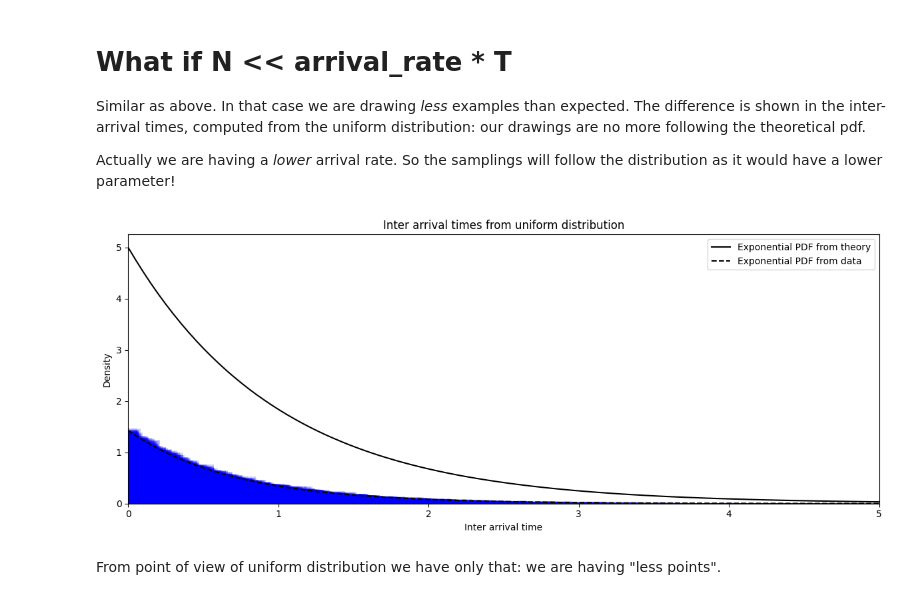
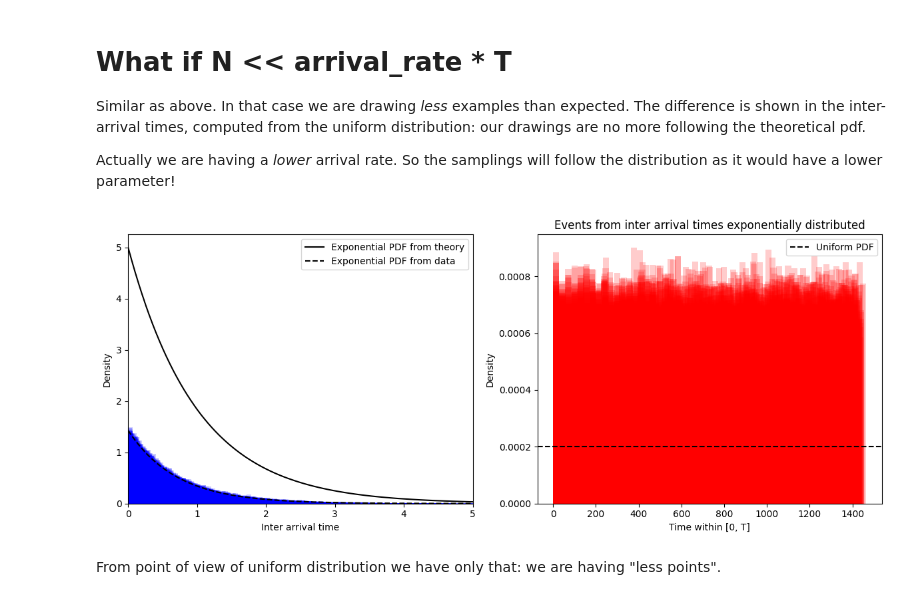
Before and after one commit to gabri17/ASSIGNMENTS, a Jupyter notebook: assignment-2/final/exercise_1.ipynb, the cells around one changed output. Saved outputs shown, nothing was run; the diff lists cells and outputs as text; code cells hidden in the pictures.

```diff
--- a/assignment-2/final/exercise_1.ipynb
+++ b/assignment-2/final/exercise_1.ipynb
@@ -42,6 +42,8 @@ Now let's draw our points and do our simulation.
 
 We can see with the black lines the expected behaviour of our distribution.
 # %%
+N = int(arrival_rate * T)
+
 #define plot
 fig = plt.figure(figsize=(12, 5))
 ax1 = fig.add_subplot(1, 2, 1)
@@ -139,38 +162,56 @@ Similar as above. In that case we are drawing *less* examples than expected. The
 
 Actually we are having a *lower* arrival rate. So the samplings will follow the distribution as it would have a lower parameter!
 # %%
-N = int(arrival_rate * T / 3.5) #increase number of events
+SMALLER_N = int(arrival_rate * T / 3.5) #increase number of events
 
-#define plot
+#define
 fig = plt.figure(figsize=(12, 5))
-ax1 = fig.add_subplot(1, 1, 1)
+ax1 = fig.add_subplot(1, 2, 1)
+ax2 = fig.add_subplot(1, 2, 2)
 
-x_points = np.linspace(0, 5, 100) #it converges faster
+new_x_points = np.linspace(0, 5, 100) #it converges faster
 #let's take some points for plotting for the new exp pdf
-ax1.plot(x_points, y_points, color='black',label='Exponential PDF from theory')
-new_y_points = exp_pdf(x_points, param=(N/T))
-ax1.plot(x_points, new_y_points, color='black', linestyle='--', label='Exponential PDF from data')
+ax1.plot(new_x_points, y_points, color='black',label='Exponential PDF from theory')
+new_y_points = exp_pdf(new_x_points, param=(SMALLER_N/T))
+ax1.plot(new_x_points, new_y_points, color='black', linestyle='--', label='Exponential PDF from data')
+
+ax2.axhline(uniform_pdf(0), color='black', linestyle='--', label='Uniform PDF')
 
 ax1.set_title('Inter arrival times from uniform distribution')
+ax2.set_title('Events from inter arrival times exponentially distributed')
 
 ax1.set_xlabel('Inter arrival time')
 ax1.set_ylabel('Density')
 ax1.set_xlim(0, 5)
 
+ax2.set_xlabel('Time within [0, T]')
+ax2.set_ylabel('Density')
+
 ax1.legend()
+ax2.legend()
 
 #draw the histograms
 for _ in range(repetitions):
     # Method 1:
-    events_uniform = np.random.uniform(0, T, N)
+    events_uniform = np.random.uniform(0, T, SMALLER_N)
     sorted_events_uni = np.sort(events_uniform)
     inter_arrival_times = np.diff(sorted_events_uni)
 
+    # Method 2:
+    exponentials = np.random.exponential(1/arrival_rate, SMALLER_N)
+    while sum(exponential_arrival_time) > T:
+        exponentials = np.random.exponential(1/arrival_rate, SMALLER_N)
+    #S = np.sum(exponentials)
+    #scaled_times = exponentials * (T / S)
+    #events_exp = np.cumsum(scaled_times)
+    events_exp = np.cumsum(exponentials)
+
     ax1.hist(inter_arrival_times, bins=BINS, density=True, alpha=0.2, color='blue', histtype='stepfilled')
+    ax2.hist(events_exp, bins=BINS//2, density=True, alpha=0.2, color='red', histtype='stepfilled')
 
 plt.tight_layout()
 plt.show()
 # %% [output]
-[figure, old version]
+[figure, new version]
 # %% [markdown]
 From point of view of uniform distribution we have only that: we are having "less points".
```
Also changed, not shown: parts of 2 cells of this notebook, 1 other file.
